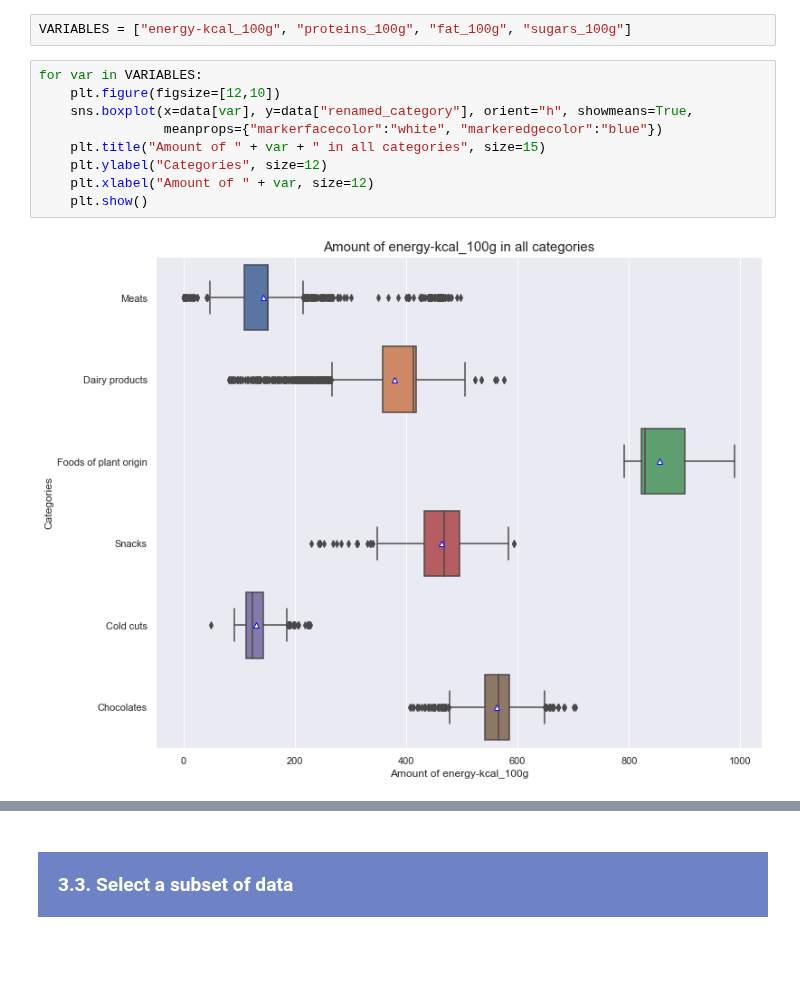
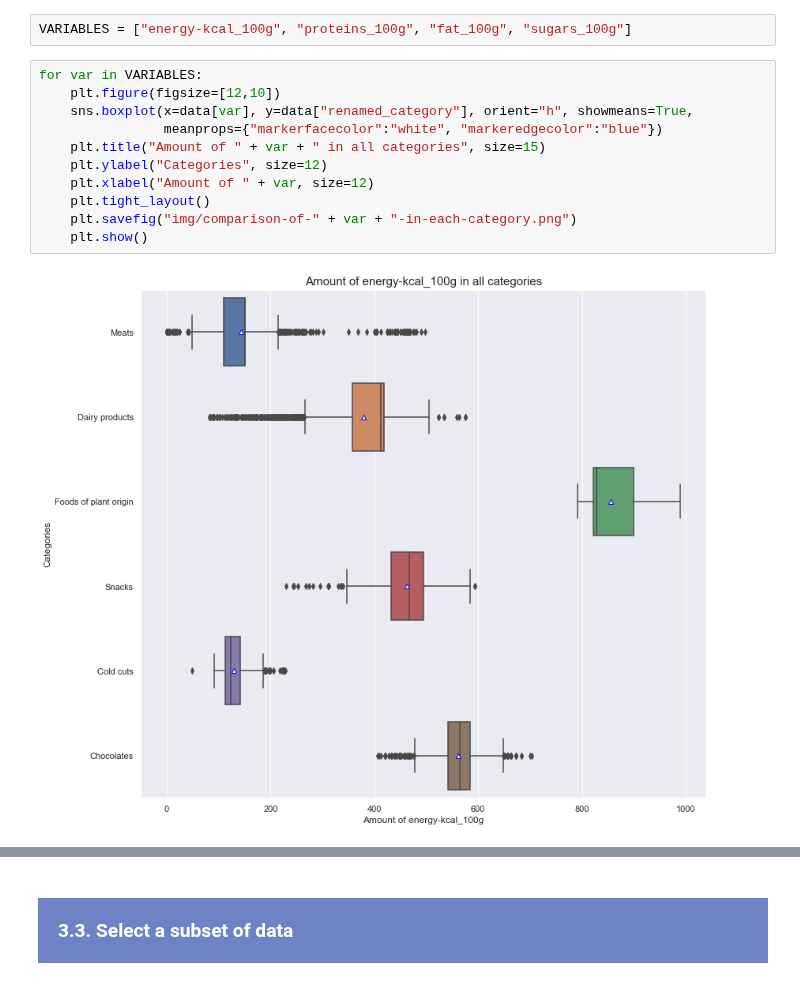
Before and after one commit to samirhinojosa/OC-P3-design-application-public-health, a Jupyter notebook: analysis_notebook.ipynb, the cells around one changed output, grey strips where cells are left out. Drawn from its saved outputs; the diff is of its cells as text; blank space fills up the shorter version.

Commit message:
Saving images

```diff
--- a/analysis_notebook.ipynb
+++ b/analysis_notebook.ipynb
@@ -234,11 +236,13 @@ VARIABLES = ["energy-kcal_100g", "proteins_100g", "fat_100g", "sugars_100g"]
 # %%
 for var in VARIABLES:
     plt.figure(figsize=[12,10])
     sns.boxplot(x=data[var], y=data["renamed_category"], orient="h", showmeans=True,
                 meanprops={"markerfacecolor":"white", "markeredgecolor":"blue"})
     plt.title("Amount of " + var + " in all categories", size=15)
     plt.ylabel("Categories", size=12)
     plt.xlabel("Amount of " + var, size=12)
+    plt.tight_layout()
+    plt.savefig("img/comparison-of-" + var + "-in-each-category.png")
     plt.show()
 # %% [output]
-[figure, old version]
+[figure, new version]
```
Also changed, not shown: parts of 2 cells of this notebook, 5 other files.
